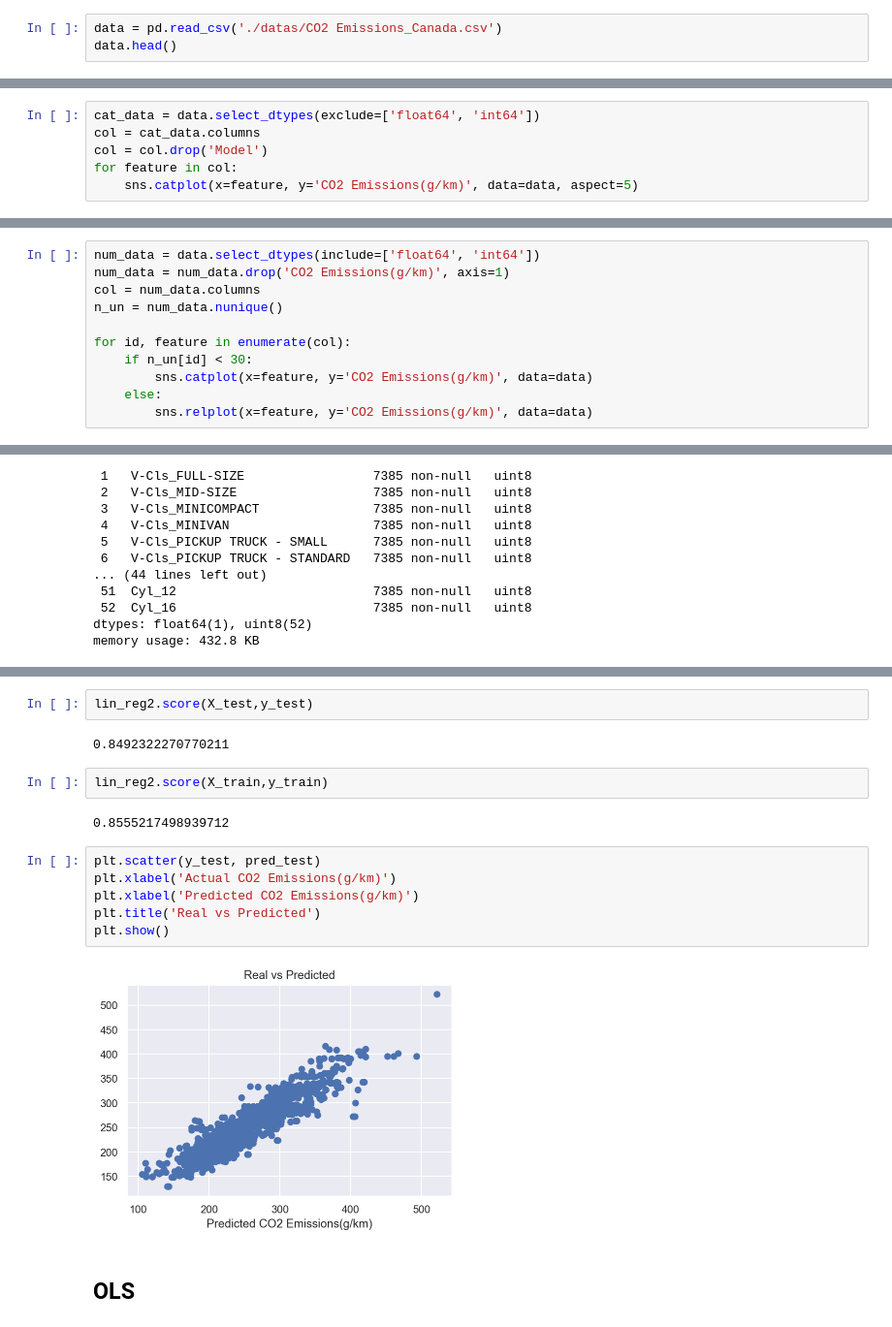
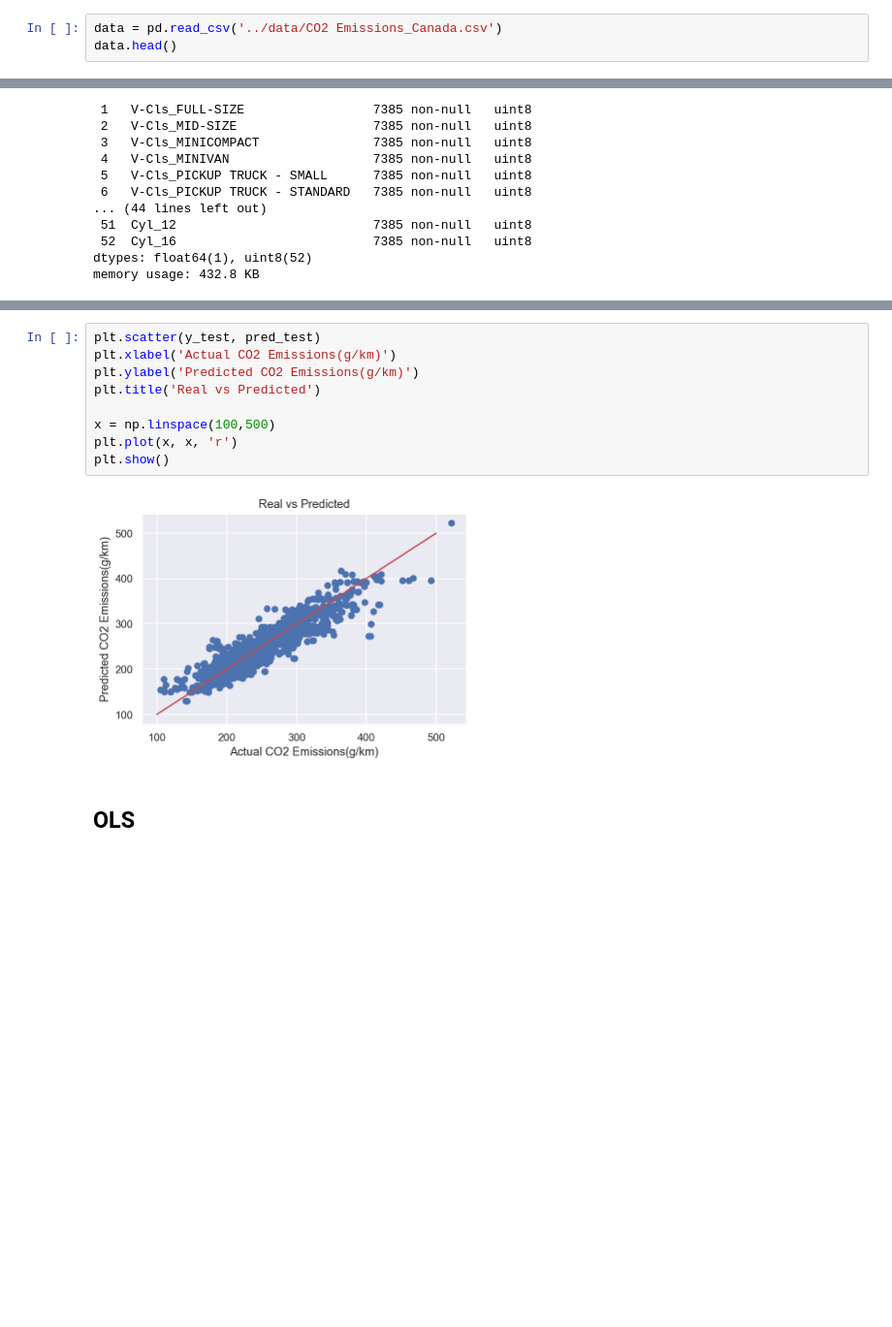
Before and after one commit to dockyum/regression-DSS, a Jupyter notebook: regression/total_datas.ipynb, the cells around one changed output, grey strips where cells are left out. Shown: that part at 97% size. Cells and saved outputs as stored; diff of their text form; blank space fills up the shorter version.

```diff
--- a/regression/total_datas.ipynb
+++ b/regression/total_datas.ipynb
@@ -18,7 +17,7 @@ from sklearn.model_selection import train_test_split
 from sklearn.linear_model import LinearRegression
 from sklearn.metrics import r2_score
 # %%
-data = pd.read_csv('./datas/CO2 Emissions_Canada.csv')
+data = pd.read_csv('../data/CO2 Emissions_Canada.csv')
 data.head()
 # %% [output]
 |  | Make | Model | Vehicle Class | Engine Size(L) | Cylinders | Transmission | Fuel Type | ... |
@@ -89,6 +50,0 @@ sns.heatmap(data.corr(), cmap="PuBuGn", annot=True);
-# %%
-cat_data = data.select_dtypes(exclude=['float64', 'int64'])
-col = cat_data.columns
-col = col.drop('Model')
-for feature in col:
-    sns.catplot(x=feature, y='CO2 Emissions(g/km)', data=data, aspect=5)
@@ -113,11 +50,0 @@ g.set_xticklabels(g.get_xticklabels(), rotation=45);
-# %%
-num_data = data.select_dtypes(include=['float64', 'int64'])
-num_data = num_data.drop('CO2 Emissions(g/km)', axis=1)
-col = num_data.columns
-n_un = num_data.nunique()
-
-for id, feature in enumerate(col):
-    if n_un[id] < 30:
-        sns.catplot(x=feature, y='CO2 Emissions(g/km)', data=data)
-    else:
-        sns.relplot(x=feature, y='CO2 Emissions(g/km)', data=data)
@@ -306,19 +218,14 @@ RMSE of Test Data :  22.857737632652853
-# %%
-lin_reg2.score(X_test,y_test)
-# %% [output]
-0.8492322270770211
-# %%
-lin_reg2.score(X_train,y_train)
-# %% [output]
-0.8555217498939712
 # %%
 plt.scatter(y_test, pred_test)
 plt.xlabel('Actual CO2 Emissions(g/km)')
-plt.xlabel('Predicted CO2 Emissions(g/km)')
+plt.ylabel('Predicted CO2 Emissions(g/km)')
 plt.title('Real vs Predicted')
+
+x = np.linspace(100,500)
+plt.plot(x, x, 'r')
 plt.show()
 # %% [output]
-[figure, old version]
+[figure, new version]
 # %% [markdown]
 ## OLS
 # %%
```
Also changed, not shown: parts of 142 cells of this notebook.
